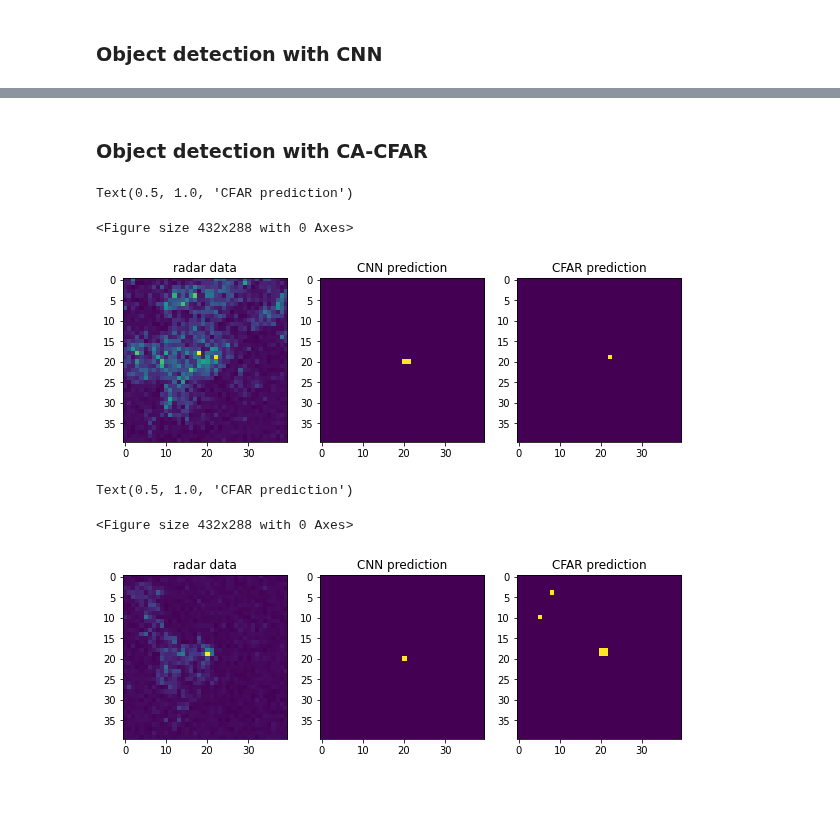
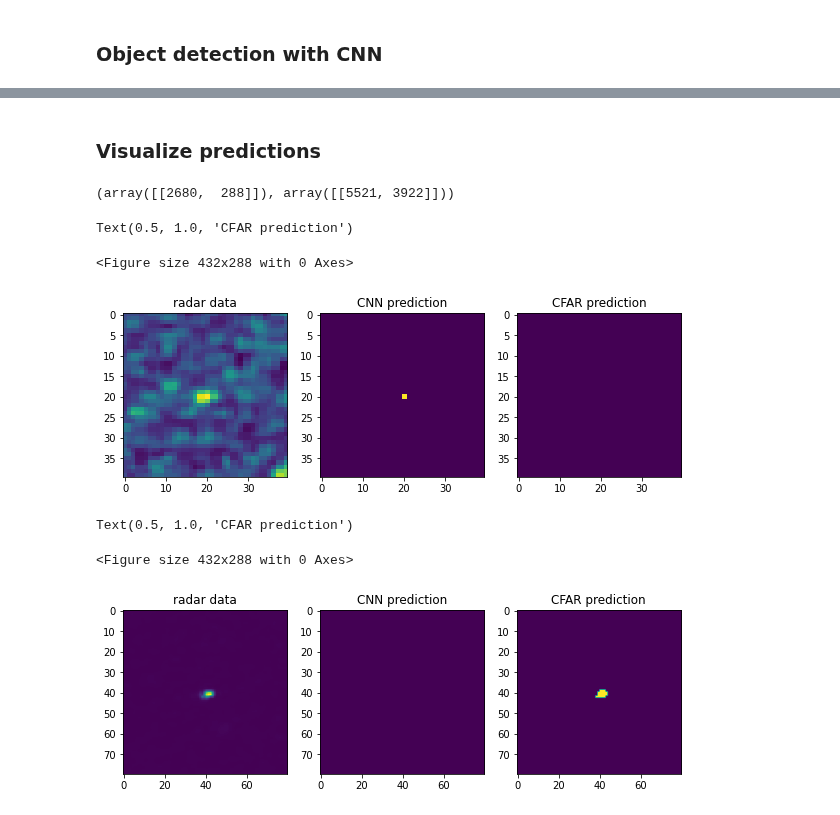
Before and after one commit to armkhudinyan/sar-ship-detect, a Jupyter notebook: scripts/model_notebooks/CFAR_vs_CNN_Dechense_Sentinel1_object_detection_Colab.ipynb, the cells around one changed output, grey strips where cells are left out. Saved outputs shown, nothing was run; the diff lists cells and outputs as text; code cells hidden in the pictures.

Commit message:
CNN data transformation analysis. Model debugging

```diff
--- a/scripts/model_notebooks/CFAR_vs_CNN_Dechense_Sentinel1_object_detection_Colab.ipynb
+++ b/scripts/model_notebooks/CFAR_vs_CNN_Dechense_Sentinel1_object_detection_Colab.ipynb
@@ -173,8 +210,8 @@ gmodel = load_model(weights_path)
 SAR_ObjectDetect_CNN(nrcs=VV_natural, inc_angle=angle, cnn_model=gmodel, window=Window)
 # %%
 # resize and crop the image to fit exactly with window size
-VV_natural = im_resize(VV_natural, (7360, 3080), interpolation=cv2.INTER_NEAREST)[:3040, :7360]
-angle = im_resize(angle, (7360, 3080), interpolation=cv2.INTER_NEAREST)[:3040, :7360]
+VV_natural = VV_natural[:, -80*50:]
+angle = angle[:, -80*50:]
 # %% [markdown]
 ### Object detection with CNN
 # %%
@@ -184,7 +221,6 @@ out_VV = []
 out_angle = []
 
 for i in range(0, VV_natural.shape[0], y):
-    j_num = []
     for j in range(0, VV_natural.shape[1], x):
         # get the window to apply the complete chain of analysis
         sub_image_VV = VV_natural[i:i+y, j:j+x]
@@ -220,5 +246,11 @@ array([], shape=(0, 2), dtype=int64)
+# %%
+# Define parameters for CFAR
+params = [10, 10, 1, 1]
+P_fa = 10e-4
+
+detect_cfar = CA_CFAR(VV_natural, params, P_fa)
+# %% [markdown]
+### Visualize predictions
 # %%
 def chip_extractor(image, index, size=20):
     return image[index[0]-size:index[0]+size, index[1]-size:index[1]+size]
-# %% [markdown]
-### Object detection with CA-CFAR
@@ -231,36 +257,50 @@ detedt_cfar = CA_CFAR(VV_natural, params, P_fa)
+# %%
+# randomly choose an object from CNN predicted
+pred_objects_cnn = np.argwhere(sar_classified==1)
+rand_ind_cnn = np.random.choice(pred_objects_cnn.shape[0], size=1, replace=False)
+ind_cnn = pred_objects_cnn[rand_ind_cnn]
+
+# randomly choose an object from CFAR predicted
+pred_objects_cfar = np.argwhere(detect_cfar==1)
+rand_ind_cnn = np.random.choice(pred_objects_cfar.shape[0], size=1, replace=False)
+ind_cfar = pred_objects_cfar[rand_ind_cnn]
+
+ind_cnn, ind_cfar
+# %% [output]
+(array([[2680,  288]]), array([[5521, 3922]]))
 # %%
-# visualize images
+# visualize prediction from CNN model
 plt.figure()
 
 #subplot(r,c) provide the no. of rows and columns
 f, axarr = plt.subplots(1,3, figsize=(10, 10))
 
 # use the created array to output your multiple images.
-axarr[0].imshow(chip_extractor(VV_natural, ind[0]))
+axarr[0].imshow(chip_extractor(VV_natural, ind_cnn[0]))
 axarr[0].set_title('radar data')
-axarr[1].imshow(chip_extractor(sar_classified, ind[0]))
+axarr[1].imshow(chip_extractor(sar_classified, ind_cnn[0]))
 axarr[1].set_title('CNN prediction')
-axarr[2].imshow(chip_extractor(detedt_cfar,ind[0]))
+axarr[2].imshow(chip_extractor(detect_cfar, ind_cnn[0]))
 axarr[2].set_title('CFAR prediction')
 # %% [output]
 Text(0.5, 1.0, 'CFAR prediction')
 <Figure size 432x288 with 0 Axes>
-[figure, old version]
+[figure, new version]
 # %%
-# visualize images
+# visualize prediction from CFAR model
 plt.figure()
 
 #subplot(r,c) provide the no. of rows and columns
 f, axarr = plt.subplots(1,3, figsize=(10, 10))
 
 # use the created array to output your multiple images.
-axarr[0].imshow(chip_extractor(VV_natural, ind[0]))
+axarr[0].imshow(chip_extractor(VV_natural, ind_cfar[0], 40))
 axarr[0].set_title('radar data')
-axarr[1].imshow(chip_extractor(sar_classified, ind[0]))
+axarr[1].imshow(chip_extractor(sar_classified, ind_cfar[0], 40))
 axarr[1].set_title('CNN prediction')
-axarr[2].imshow(chip_extractor(detedt_cfar, ind[0]))
+axarr[2].imshow(chip_extractor(detect_cfar, ind_cfar[0], 40))
 axarr[2].set_title('CFAR prediction')
 # %% [output]
 Text(0.5, 1.0, 'CFAR prediction')
 <Figure size 432x288 with 0 Axes>
-[figure, old version]
+[figure, new version]
```
Also changed, not shown: parts of 13 cells of this notebook, 1 other file.
